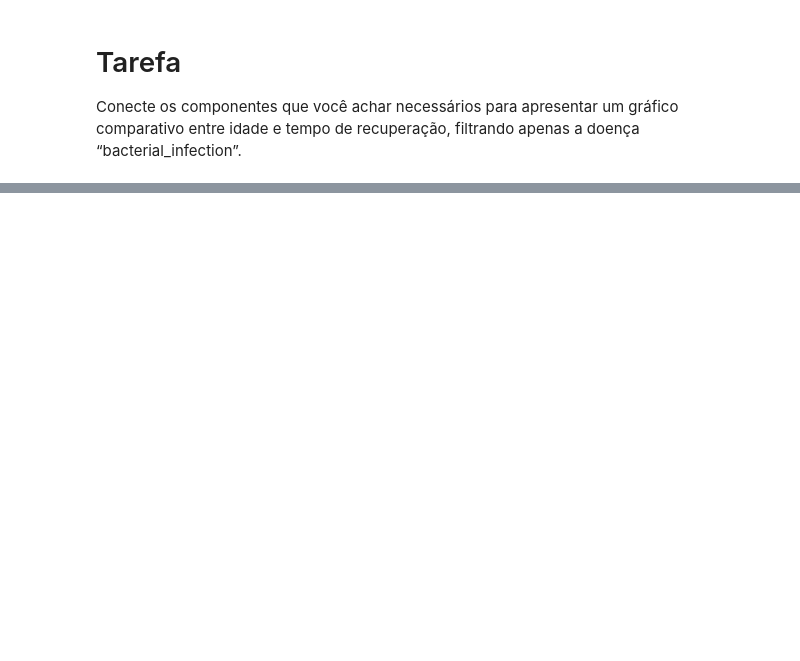
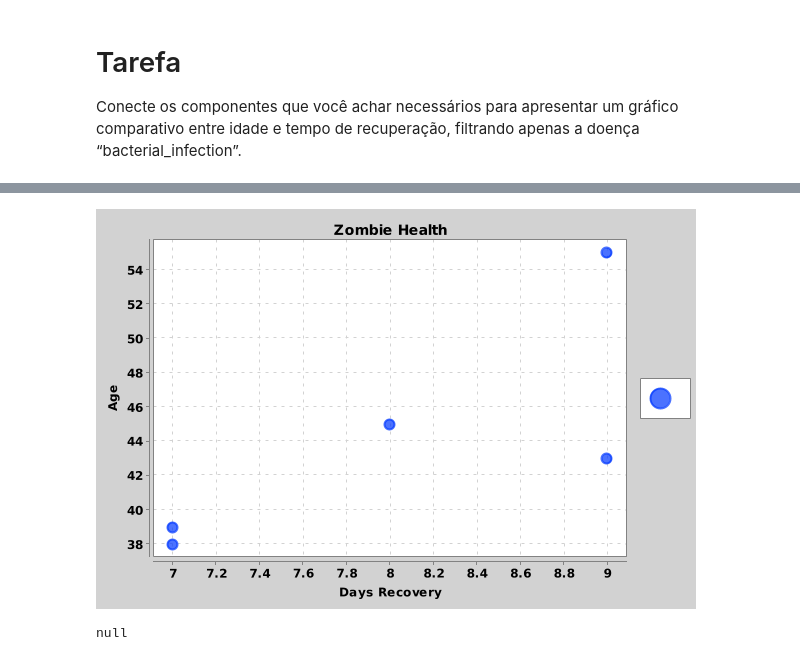
Before and after one commit to renato2808/inf331, a Jupyter notebook: lab2/components-01-catalog.ipynb, the cells around one changed output, grey strips where cells are left out. Saved outputs shown, nothing was run; the diff lists cells and outputs as text; code cells hidden in the pictures; blank space fills up the shorter version.

```diff
--- a/lab2/components-01-catalog.ipynb
+++ b/lab2/components-01-catalog.ipynb
@@ -531,0 +565,37 @@ null
+# %%
+import pt.c08componentes.s20catalog.s10ds.*;
+import pt.c08componentes.s20catalog.s30projection.*;
+import pt.c08componentes.s20catalog.s40selection.*;
+import pt.c08componentes.s20catalog.s50chart.IChart;
+
+import pt.c08componentes.s20catalog.s10ds.*;
+import pt.c08componentes.s20catalog.s30projection.*;
+import pt.c08componentes.s20catalog.s50chart.IChart;
+
+IDataSet dataset = new DataSetComponent();
+IProjection projection = new ProjectionComponent();
+IChart chart = new ChartBubbleComponent();
+ISelection selection = new SelectionComponent();
+
+String attributes[] = {"days_recovery", "age"};
+
+dataset.setDataSource("../../../db/zombie/zombie-health-spreadsheet.csv");
+
+selection.connect(dataset);
+selection.setAttribute("diagnostic");
+selection.setOperator("=");
+selection.setValue("bacterial_infection");
+
+projection.connect(selection);
+projection.setAttributes(attributes);
+
+chart.setTitle("Zombie Health");
+chart.setXTitle("Days Recovery");
+chart.setYTitle("Age");
+
+chart.connect(projection);
+chart.start();
+chart.stop();
+# %% [output]
+[figure, added]
+null
```
Also changed, not shown: parts of 6 cells of this notebook, 1 other file.
